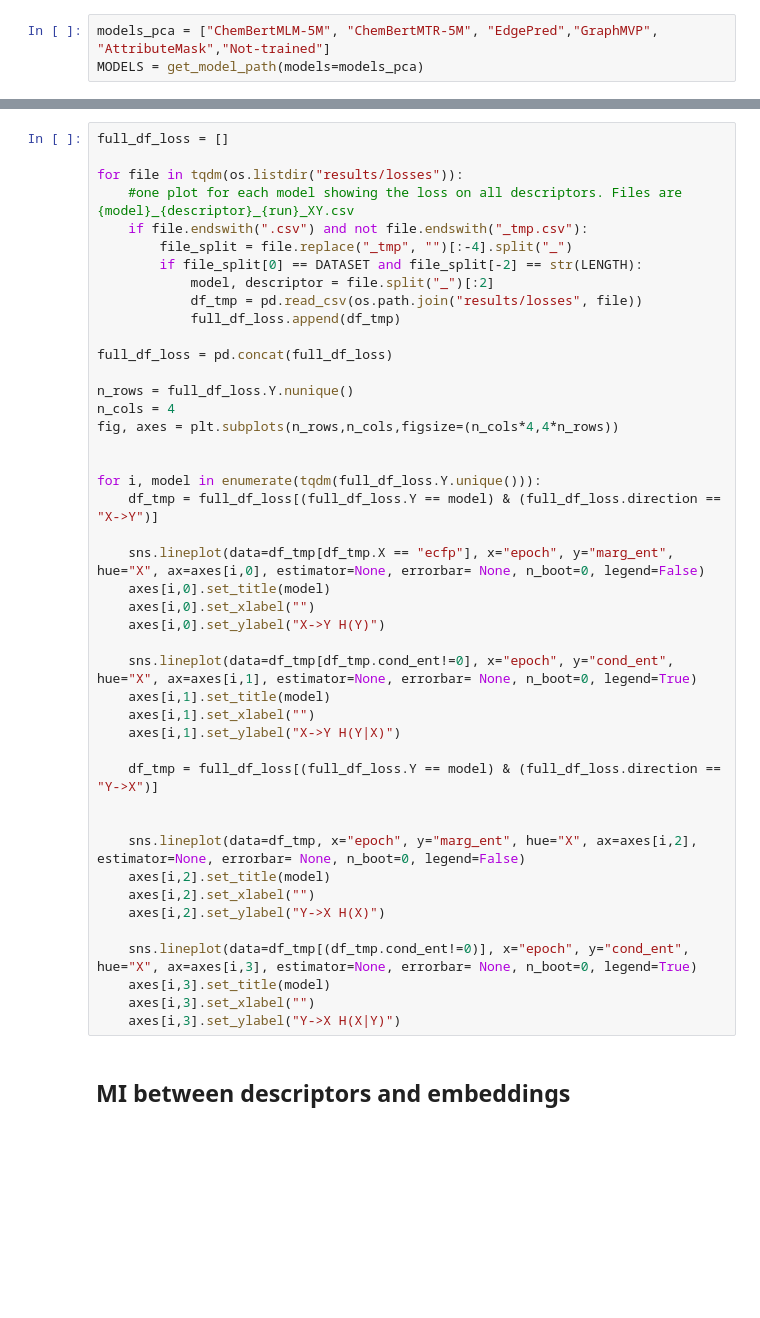
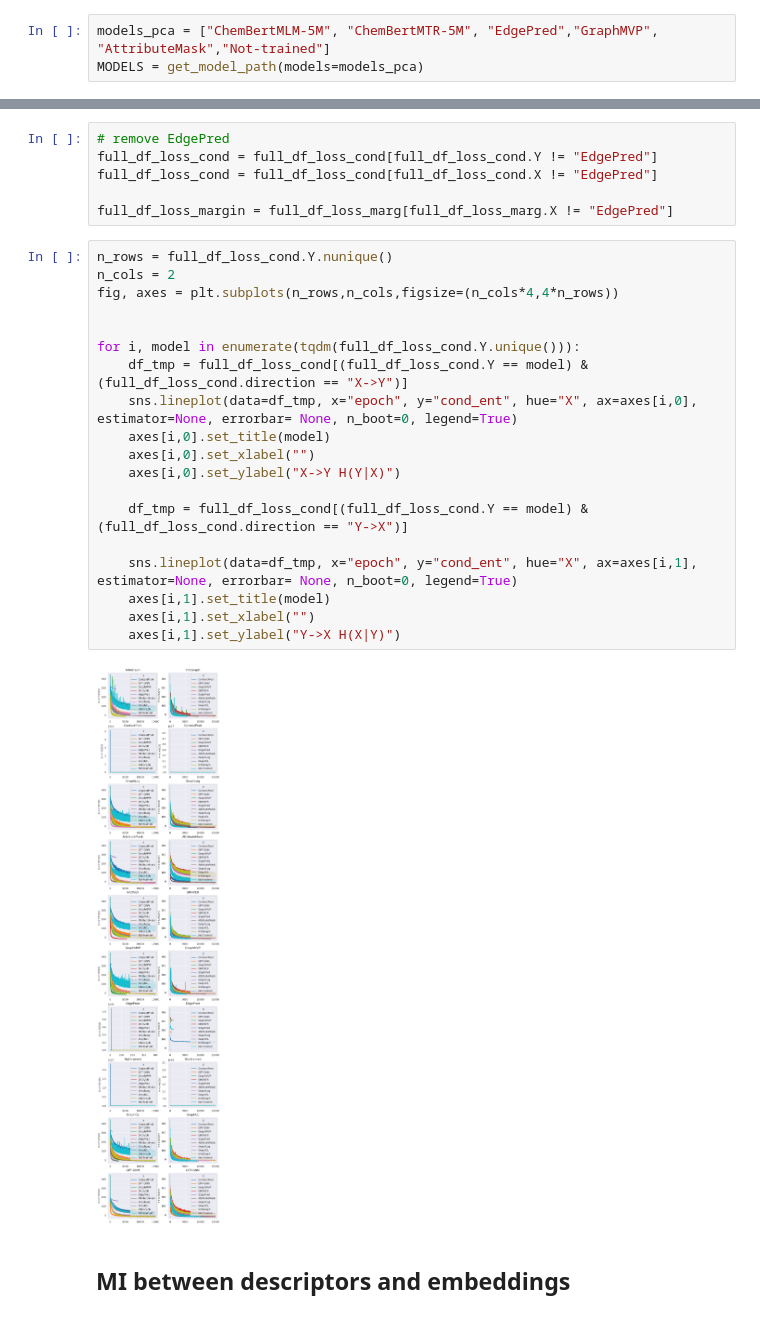
Before and after one commit to ills-montreal/emir, a Jupyter notebook: molecule/analysis.ipynb, the cells around one changed output, grey strips where cells are left out. Saved outputs shown, nothing was run; the diff lists cells and outputs as text; blank space fills up the shorter version.

```diff
--- a/molecule/analysis.ipynb
+++ b/molecule/analysis.ipynb
@@ -81,47 +132,30 @@ for i,model in enumerate(models_pca):
+# %%
+# remove EdgePred
+full_df_loss_cond = full_df_loss_cond[full_df_loss_cond.Y != "EdgePred"]
+full_df_loss_cond = full_df_loss_cond[full_df_loss_cond.X != "EdgePred"]
+
+full_df_loss_margin = full_df_loss_marg[full_df_loss_marg.X != "EdgePred"]
 # %%
-full_df_loss = []
-
-for file in tqdm(os.listdir("results/losses")):
-    #one plot for each model showing the loss on all descriptors. Files are {model}_{descriptor}_{run}_XY.csv
-    if file.endswith(".csv") and not file.endswith("_tmp.csv"):
-        file_split = file.replace("_tmp", "")[:-4].split("_")
-        if file_split[0] == DATASET and file_split[-2] == str(LENGTH):
-            model, descriptor = file.split("_")[:2]
-            df_tmp = pd.read_csv(os.path.join("results/losses", file))
-            full_df_loss.append(df_tmp)
-
-full_df_loss = pd.concat(full_df_loss)
-
-n_rows = full_df_loss.Y.nunique()
-n_cols = 4
+n_rows = full_df_loss_cond.Y.nunique()
+n_cols = 2
 fig, axes = plt.subplots(n_rows,n_cols,figsize=(n_cols*4,4*n_rows))
 
 
-for i, model in enumerate(tqdm(full_df_loss.Y.unique())):
-    df_tmp = full_df_loss[(full_df_loss.Y == model) & (full_df_loss.direction == "X->Y")]
-
-    sns.lineplot(data=df_tmp[df_tmp.X == "ecfp"], x="epoch", y="marg_ent", hue="X", ax=axes[i,0], estimator=None, errorbar= None, n_boot=0, legend=False)
+for i, model in enumerate(tqdm(full_df_loss_cond.Y.unique())):
+    df_tmp = full_df_loss_cond[(full_df_loss_cond.Y == model) & (full_df_loss_cond.direction == "X->Y")]
+    sns.lineplot(data=df_tmp, x="epoch", y="cond_ent", hue="X", ax=axes[i,0], estimator=None, errorbar= None, n_boot=0, legend=True)
     axes[i,0].set_title(model)
     axes[i,0].set_xlabel("")
-    axes[i,0].set_ylabel("X->Y H(Y)")
+    axes[i,0].set_ylabel("X->Y H(Y|X)")
 
-    sns.lineplot(data=df_tmp[df_tmp.cond_ent!=0], x="epoch", y="cond_ent", hue="X", ax=axes[i,1], estimator=None, errorbar= None, n_boot=0, legend=True)
+    df_tmp = full_df_loss_cond[(full_df_loss_cond.Y == model) & (full_df_loss_cond.direction == "Y->X")]
+
+    sns.lineplot(data=df_tmp, x="epoch", y="cond_ent", hue="X", ax=axes[i,1], estimator=None, errorbar= None, n_boot=0, legend=True)
     axes[i,1].set_title(model)
     axes[i,1].set_xlabel("")
-    axes[i,1].set_ylabel("X->Y H(Y|X)")
-
-    df_tmp = full_df_loss[(full_df_loss.Y == model) & (full_df_loss.direction == "Y->X")]
-
-
-    sns.lineplot(data=df_tmp, x="epoch", y="marg_ent", hue="X", ax=axes[i,2], estimator=None, errorbar= None, n_boot=0, legend=False)
-    axes[i,2].set_title(model)
-    axes[i,2].set_xlabel("")
-    axes[i,2].set_ylabel("Y->X H(X)")
-
-    sns.lineplot(data=df_tmp[(df_tmp.cond_ent!=0)], x="epoch", y="cond_ent", hue="X", ax=axes[i,3], estimator=None, errorbar= None, n_boot=0, legend=True)
-    axes[i,3].set_title(model)
-    axes[i,3].set_xlabel("")
-    axes[i,3].set_ylabel("Y->X H(X|Y)")
+    axes[i,1].set_ylabel("Y->X H(X|Y)")
+# %% [output]
+[figure, added]
 # %% [markdown]
 ## MI between descriptors and embeddings
 # %%
```
Also changed, not shown: parts of 18 cells of this notebook, 5 other files.
